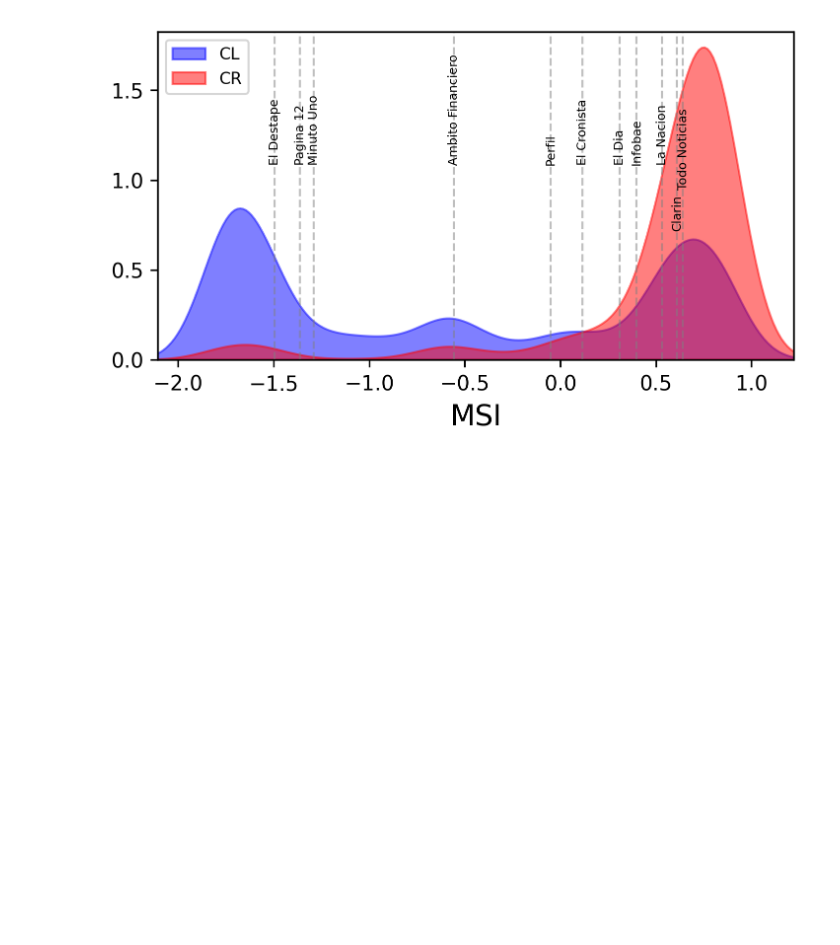
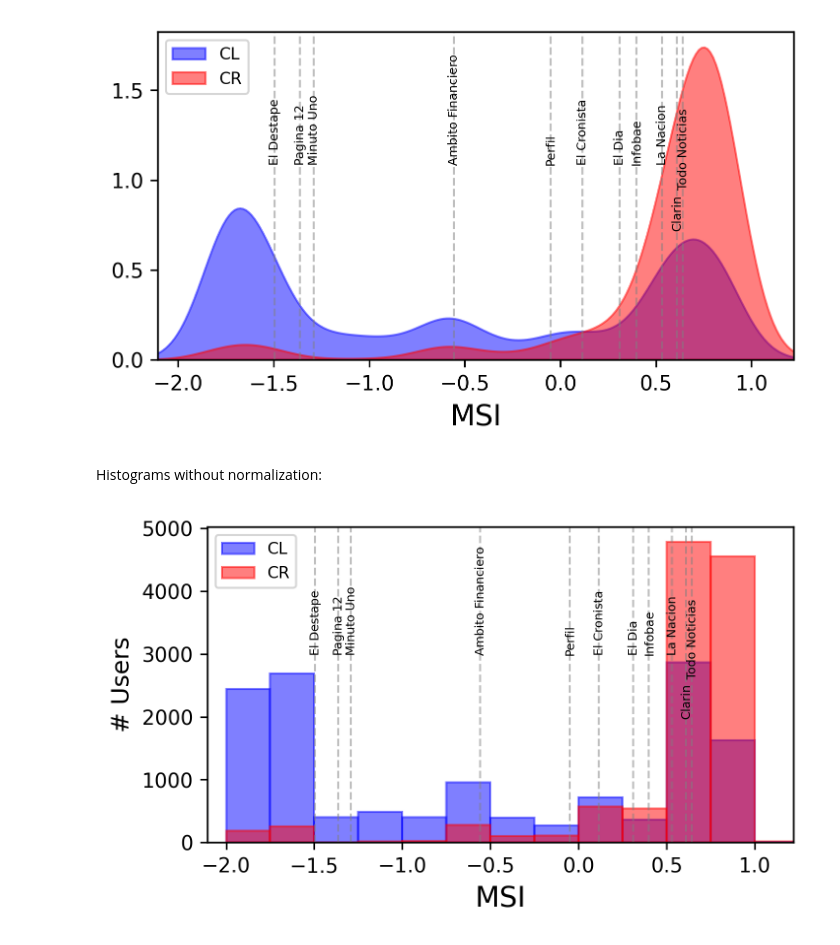
Before and after one commit to spinto88/MediaSharingIndex, a Jupyter notebook: MediaSharingIndex.ipynb, the cells around one changed output. Drawn from its saved outputs; the diff is of its cells as text; code cells hidden in the pictures; blank space fills up the shorter version.

Commit message:
Layout of figure 2 included

```diff
--- a/MediaSharingIndex.ipynb
+++ b/MediaSharingIndex.ipynb
@@ -199,3 +199,45 @@ plt.savefig('Results/MSI_ideology.png')
 plt.show()
 # %% [output]
 [figure]
+# %% [markdown]
+Histograms without normalization:
+# %%
+fig, ax = plt.subplots(dpi = 300, figsize=(5,3))
+
+ideocolor = {'FF': 'b', 'MP': 'r'}
+for ideology in ['FF', 'MP']:
+
+    # MSI of the users of the group
+    x = user_media_df_filtered[user_media_df_filtered['ideology'] == ideology]['score'].to_numpy()
+
+    # Kernel density estimation
+    ax.hist(x, bins = np.arange(-2, 2, 0.25), color = ideocolor[ideology], alpha = 0.50, edgecolor = ideocolor[ideology], linewidth = 1, label = (lambda x: 'CL' if x == 'FF' else 'CR')(ideology))
+
+# MSI of media outlets
+ax2 = ax.twinx()
+for ms in zip(ppal_media, score_media):
+    if ms[0] != 'Radio Mitre':
+        ax2.axvline(ms[1], color = 'grey', alpha = 0.50, linestyle = '--', linewidth = 1)
+        if ms[0] == 'Clarin':
+            ax2.text(x = ms[1]-0.03, y = 0.40, s=ms[0], rotation = 90, size = 6)
+        elif ms[0] == 'Todo Noticias':
+            ax2.text(x = ms[1]-0.03, y = 0.525, s=ms[0], rotation = 90, size = 6)
+        else:
+            ax2.text(x = ms[1]-0.03, y = 0.60, s=ms[0], rotation = 90, size = 6)
+
+ax2.set_yticks([])
+ax.set_xlim(np.quantile(score_users, q = [0.005, 0.995]) + np.array([-0.35, 0.35]))
+ax.set_xlabel(r'MSI', size = 14)
+ax.set_ylim(bottom=0)
+ax.set_ylabel('# Users', size = 12)
+
+ax.legend(loc = 'upper left', fontsize = 8)
+
+fig.tight_layout()
+
+plt.savefig('Results/MSI_ideology_number_of_users.pdf')
+plt.savefig('Results/MSI_ideology_number_of_users.png')
+
+plt.show()
+# %% [output]
+[figure, added]
```
Also changed, not shown: parts of 3 cells of this notebook, 3 other files.
